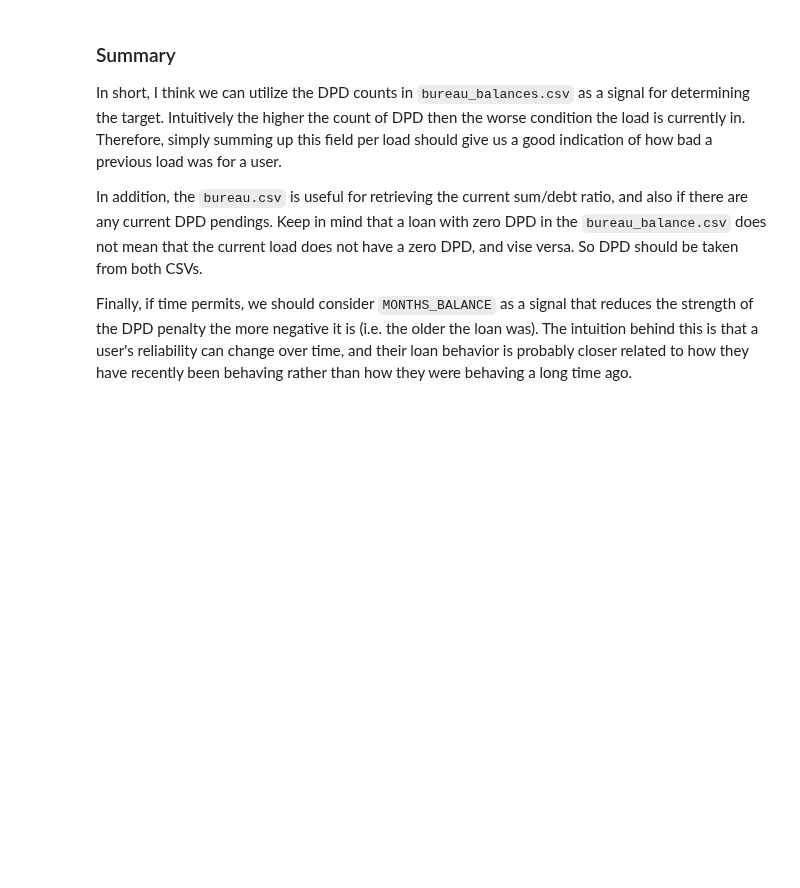
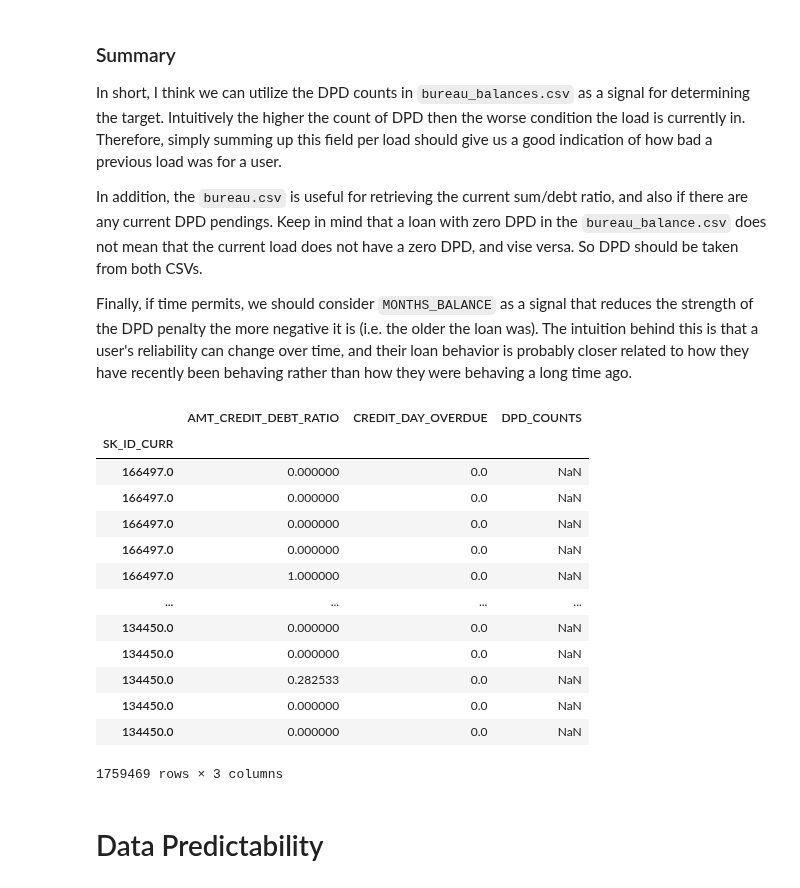
Before and after one commit to DSEI21000-S21/project-home-credit, a Jupyter notebook: experiments/amauris/home-credit.ipynb, the cells around one changed output. Cells and saved outputs as stored; diff of their text form; code cells hidden in the pictures; blank space fills up the shorter version.

Commit message:
Fixing extract_features_from_bureau errors

```diff
--- a/experiments/amauris/home-credit.ipynb
+++ b/experiments/amauris/home-credit.ipynb
@@ -333,4 +347,23 @@ In short, I think we can utilize the DPD counts in `bureau_balances.csv` as a si
 In addition, the `bureau.csv` is useful for retrieving the current sum/debt ratio, and also if there are any current DPD pendings. Keep in mind that a loan with zero DPD in the `bureau_balance.csv` does not mean that the current load does not have a zero DPD, and vise versa. So DPD should be taken from both CSVs.
 
 Finally, if time permits, we should consider `MONTHS_BALANCE` as a signal that reduces the strength of the DPD penalty the more negative it is (i.e. the older the loan was). The intuition behind this is that a user's reliability can change over time, and their loan behavior is probably closer related to how they have recently been behaving rather than how they were behaving a long time ago.
+# %%
+bureau_merged = extract_features_from_bureau(data['bureau'], data['bureau_balance'])
+# %% [output]
+|  | AMT_CREDIT_DEBT_RATIO | CREDIT_DAY_OVERDUE | DPD_COUNTS |
+| SK_ID_CURR |  |  |  |
+| 166497.0 | 0.000000 | 0.0 | NaN |
+| 166497.0 | 0.000000 | 0.0 | NaN |
+| 166497.0 | 0.000000 | 0.0 | NaN |
+| 166497.0 | 0.000000 | 0.0 | NaN |
+| 166497.0 | 1.000000 | 0.0 | NaN |
+| ... | ... | ... | ... |
+| 134450.0 | 0.000000 | 0.0 | NaN |
+| 134450.0 | 0.000000 | 0.0 | NaN |
+| 134450.0 | 0.282533 | 0.0 | NaN |
+| 134450.0 | 0.000000 | 0.0 | NaN |
+| 134450.0 | 0.000000 | 0.0 | NaN |
+1759469 rows × 3 columns
+# %% [markdown]
+# Data Predictability
 # %%
```
Also changed, not shown: parts of 4 cells of this notebook, 1 other file.
